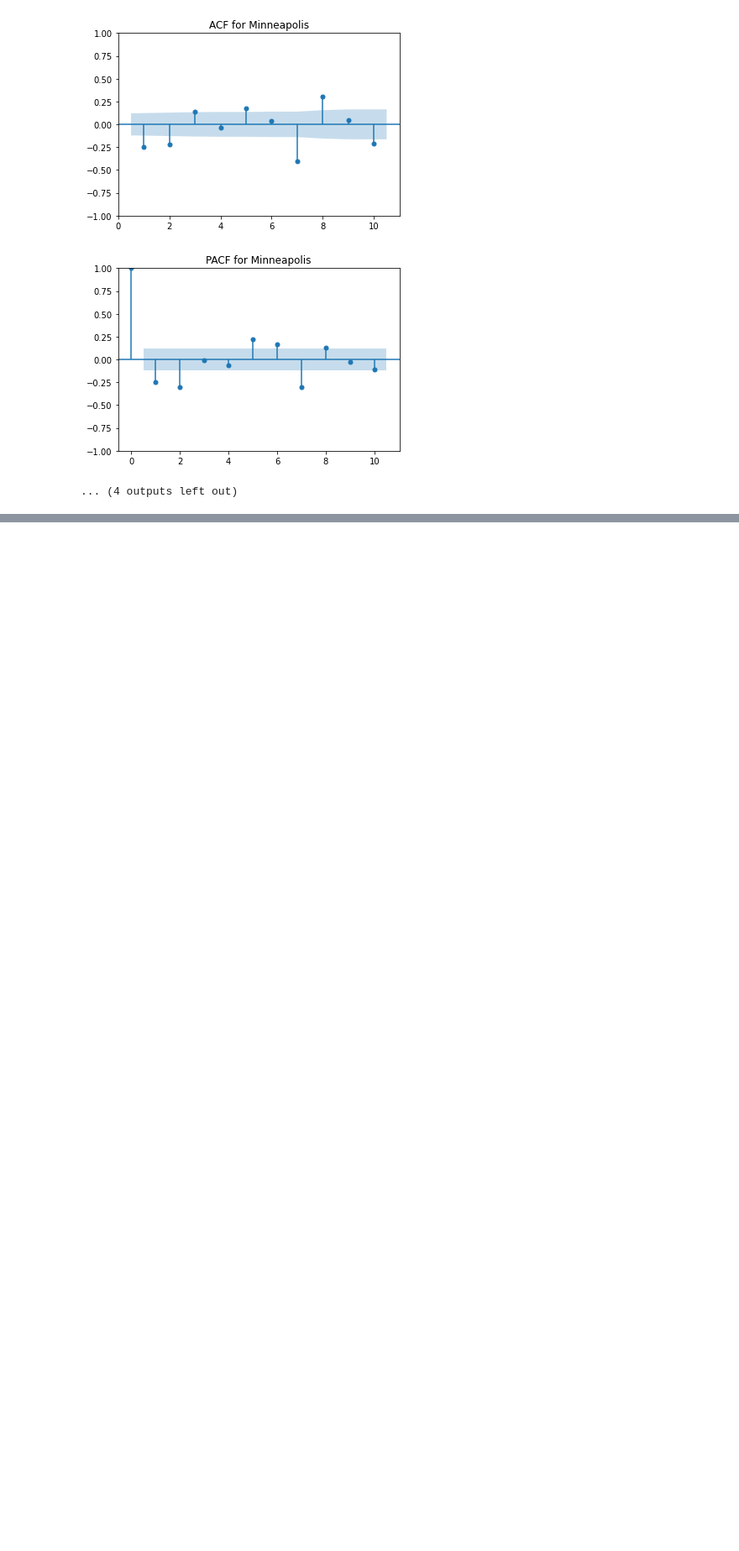
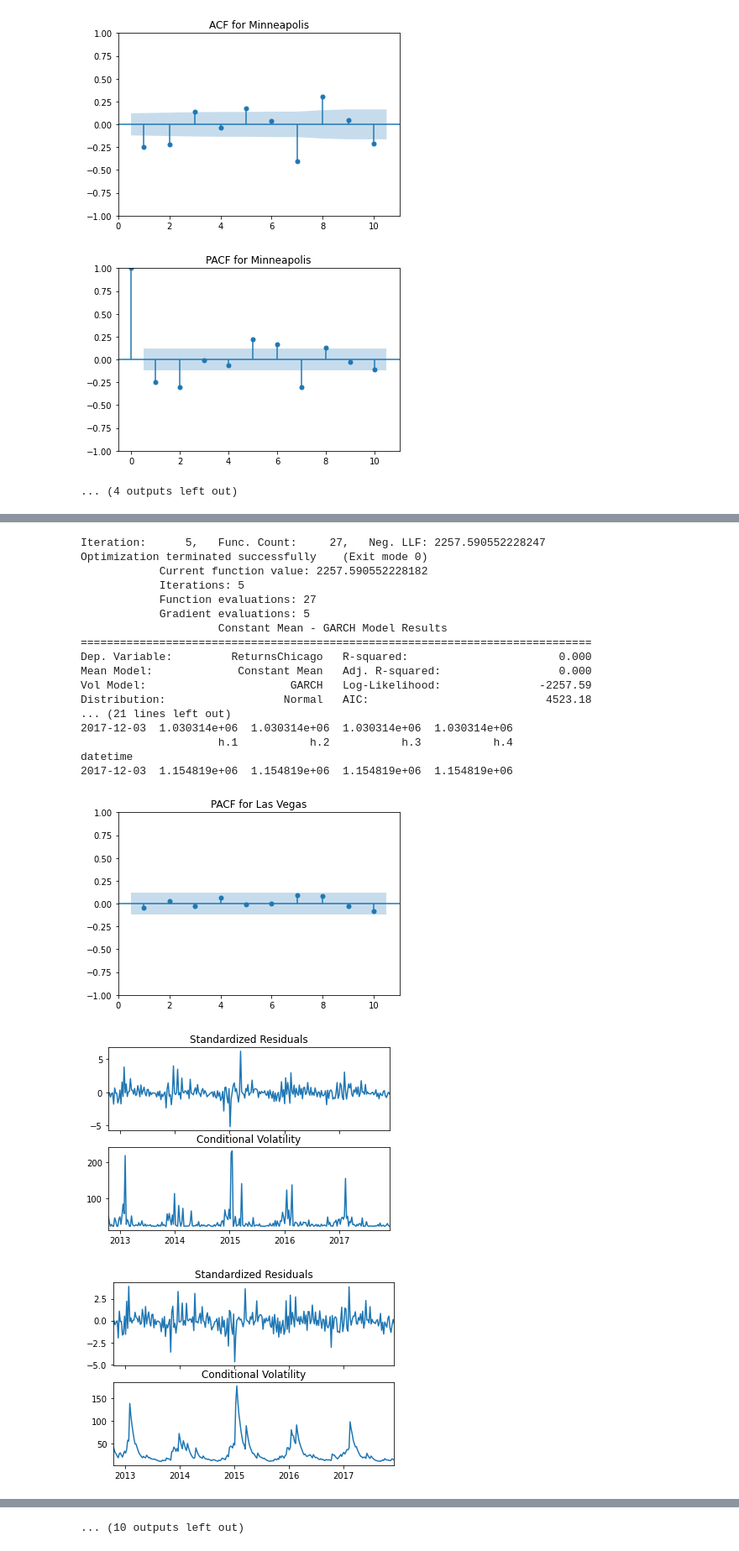
Before and after one commit to mangaioct6/Time-Series-Analysis-11, a Jupyter notebook: TimeSeriesTemp_HW.ipynb, the cells around one changed output, grey strips where cells are left out. Shown at 84% size. Saved outputs shown, nothing was run; the diff lists cells and outputs as text; code cells hidden in the pictures; blank space fills up the shorter version.

Commit message:
adding GARCH

```diff
--- a/TimeSeriesTemp_HW.ipynb
+++ b/TimeSeriesTemp_HW.ipynb
@@ -596,6 +386,0 @@ arch_df["Returns"]=arch_df["Phoenix"].pct_change()*100
-# %%
-arch_df.dropna()
-arch1_model = arch_model(arch_df["Returns"].iloc[1:], p = 1,q=1, mean='Constant', vol = 'GARCH')
-fitting_arch= arch1_model.fit(update_freq = 5)
-fitting_arch.summary()
-#fitting_arch.plot()
@@ -681,0 +453,26 @@ Warnings:
+# %%
+arch_dff=arch_df.copy(deep=False)
+
+for i in arch_df:
+    #calculating returns
+    arch_dff["Returns"+i]=arch_df[i].pct_change()*100
+    #plotting acf,pacf
+    arch_dff.dropna()
+    plot_pacf(arch_dff["Returns"+i].iloc[1:],lags=10,zero=False,method='ywm',title="PACF for "+i)
+    #creating ARCH model
+    model_arch = arch_model(arch_dff["Returns"+i].iloc[1:], p = 1, mean='Constant', vol = 'ARCH')
+    fitting_arch= model_arch.fit(update_freq = 5)
+    print(fitting_arch.summary())
+    fitting_arch.plot()
+    #creating GARCH model
+    model_garch = arch_model(arch_dff["Returns"+i].iloc[1:], p = 1,q = 1, mean='Constant', vol = 'GARCH')
+    fitting_garch= model_garch.fit(update_freq = 5)
+    print(fitting_garch.summary())
+    fitting_garch.plot()
+    #forcasting arch model
+    arch_forecast= fitting_arch.forecast(horizon=4)
+    print(arch_forecast.residual_variance[-1:])
+    #forcasting garch model
+    garch_forecast= fitting_garch.forecast(horizon=4)
+    print(garch_forecast.residual_variance[-1:])
+# %% [output]
@@ -681,0 +578,20 @@ Warnings:
+Iteration:      5,   Func. Count:     27,   Neg. LLF: 2257.590552228247
+Optimization terminated successfully    (Exit mode 0)
+            Current function value: 2257.590552228182
+            Iterations: 5
+            Function evaluations: 27
+            Gradient evaluations: 5
+                     Constant Mean - GARCH Model Results
+==============================================================================
+Dep. Variable:         ReturnsChicago   R-squared:                       0.000
+Mean Model:             Constant Mean   Adj. R-squared:                  0.000
+Vol Model:                      GARCH   Log-Likelihood:               -2257.59
+Distribution:                  Normal   AIC:                           4523.18
+... (21 lines left out)
+2017-12-03  1.030314e+06  1.030314e+06  1.030314e+06  1.030314e+06
+                     h.1           h.2           h.3           h.4
+datetime
+2017-12-03  1.154819e+06  1.154819e+06  1.154819e+06  1.154819e+06
+[figure, added]
+[figure, added]
+[figure, added]
@@ -682,2 +600,3 @@ Warnings:
+... (10 outputs left out)
 # %% [markdown]
 ![Screenshot%202021-12-03%20161400.png](attachment:Screenshot%202021-12-03%20161400.png)
```
Also changed, not shown: parts of 25 cells of this notebook.
